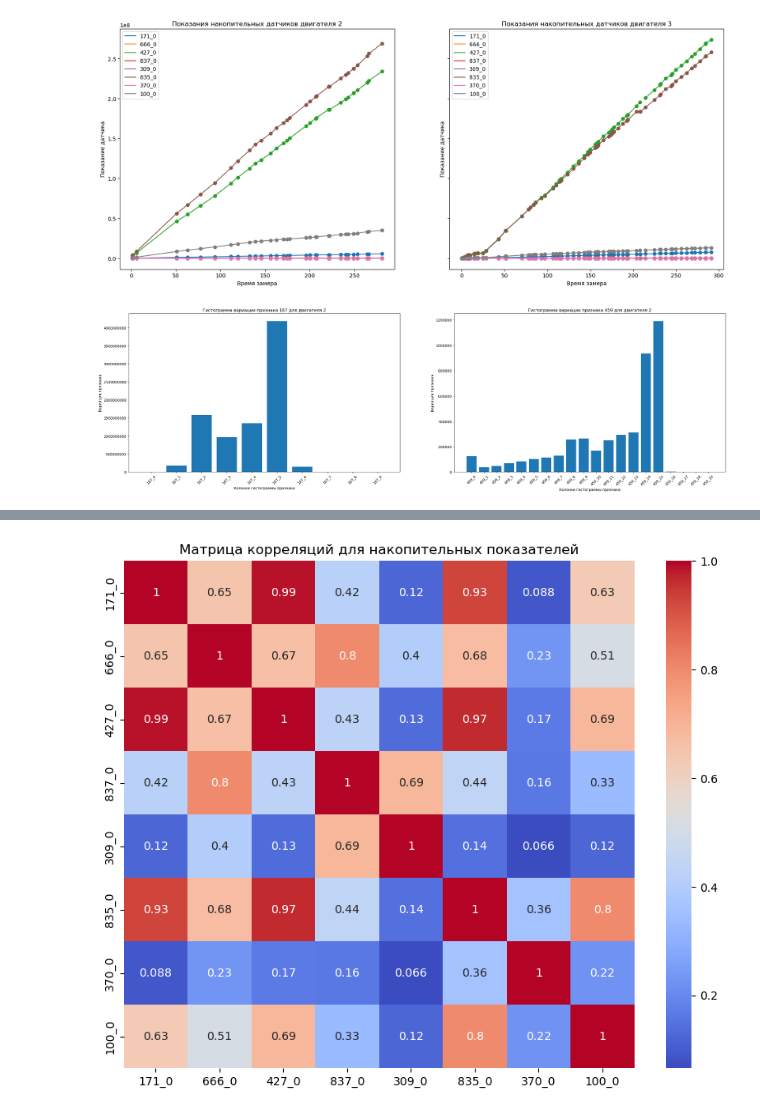
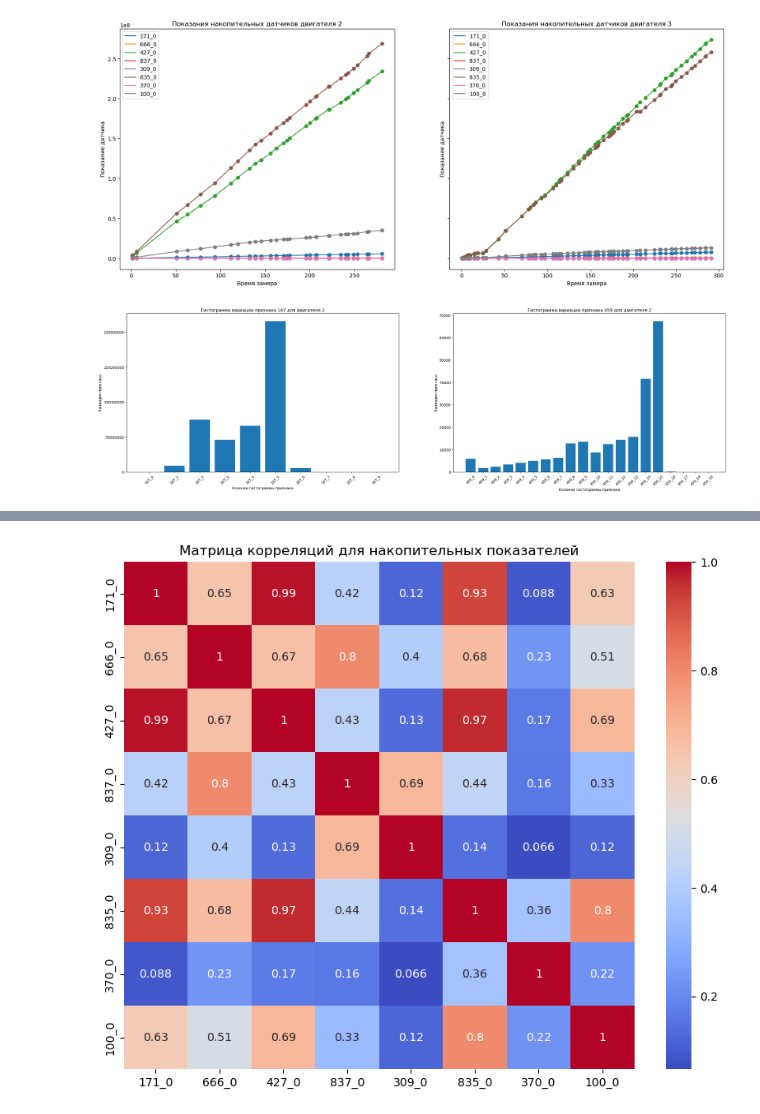
Before and after one commit to Alwaline/predictive_maintenance, a Jupyter notebook: notebooks/EDA.ipynb, the cells around one changed output, grey strips where cells are left out. Drawn from its saved outputs; the diff is of its cells as text; code cells hidden in the pictures.

Commit message:
EDA.ipynb: Удалил мусор в импорте & переработал построение визуализации накопительных гистограмм & временно убрал уменьшение разрядности

```diff
--- a/notebooks/EDA.ipynb
+++ b/notebooks/EDA.ipynb
@@ -14,8 +12,8 @@ from sksurv.metrics import concordance_index_censored
 # %%
 df_operational_readouts_tr = pd.read_csv(
     "../data/row/train_operational_readouts.csv")
-df_operational_readouts_tr[df_operational_readouts_tr.columns[1:]] = df_operational_readouts_tr[df_operational_readouts_tr.columns[1:]].astype("float32")
-df_operational_readouts_tr[df_operational_readouts_tr.columns[0]] = df_operational_readouts_tr[df_operational_readouts_tr.columns[0]].astype("int32")
+# df_operational_readouts_tr[df_operational_readouts_tr.columns[1:]] = df_operational_readouts_tr[df_operational_readouts_tr.columns[1:]].astype("float32")
+# df_operational_readouts_tr[df_operational_readouts_tr.columns[0]] = df_operational_readouts_tr[df_operational_readouts_tr.columns[0]].astype("int32")
 df_operational_readouts_tr
 # %% [output]
 |  | vehicle_id | time_step | 171_0 | 666_0 | 427_0 | 837_0 | 167_0 | 167_1 | 167_2 | 167_3 | ... |
@@ -231,17 +227,17 @@ plt.show()
 # %%
 fig, ax = plt.subplots(nrows=1, ncols=2, figsize=(30, 8))
 vehicle_id = 2
 vehicle_data = df_operational_readouts_tr[df_operational_readouts_tr["vehicle_id"] == vehicle_id]
 сols = ["167", "459"]
 for i, c in enumerate(сols):
     hist_cols = [col for col in vehicle_data.columns if col.startswith(c)]
-    ax[i].bar(hist_cols, vehicle_data[hist_cols].sum())
-    ax[i].set_title(f"Гистограмма вариации признака {c} для двигателя {vehicle_id}")
+    ax[i].bar(hist_cols, vehicle_data.iloc[-1][hist_cols])
+    ax[i].set_title(f"Гистограмма вариации признака {c} для двигателя {vehicle_id} (Последнее наблюдение)")
     ax[i].set_xlabel("Колонки гистограммы признака")
     ax[i].set_ylabel("Вариация признака")
     ax[i].ticklabel_format(style='plain', axis='y')
     ax[i].set_xticks(ax[i].get_xticks())
     ax[i].set_xticklabels(ax[i].get_xticklabels(), rotation=45)
 plt.show()
 # %% [output]
-[figure, old version]
+[figure, new version]
```
Also changed, not shown: parts of 10 cells of this notebook.
